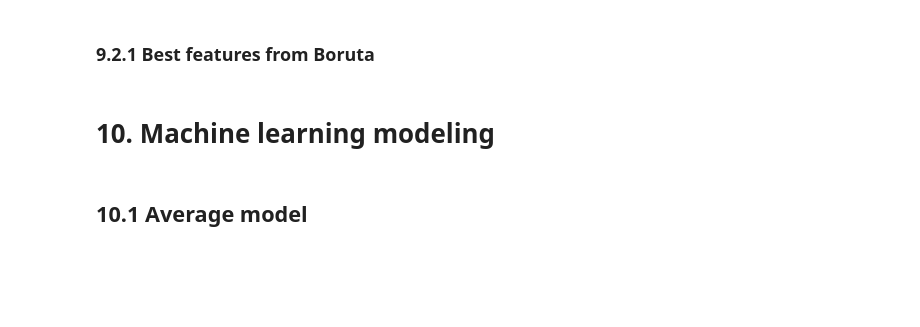
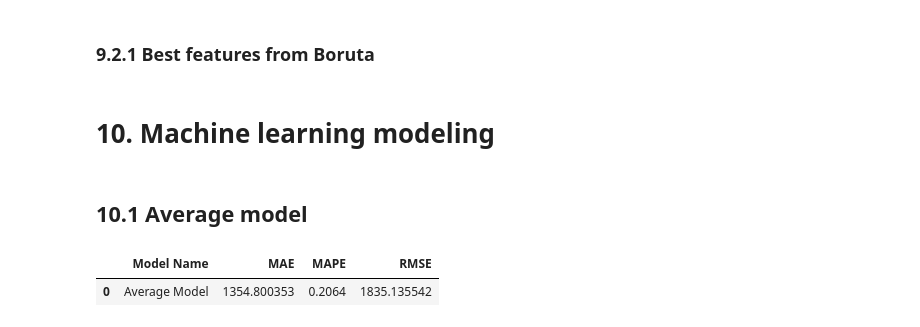
Before and after one commit to gilmar-lima/ds_producao, a Jupyter notebook: modulo7/exercicio_07.ipynb, the cells around one changed output. Saved outputs shown, nothing was run; the diff lists cells and outputs as text; code cells hidden in the pictures; blank space fills up the shorter version.

```diff
--- a/modulo7/exercicio_07.ipynb
+++ b/modulo7/exercicio_07.ipynb
@@ -870,8 +898,15 @@ def ml_error( model_name, y, yhat ):
 # %%
 df_test = x_test.copy()
 df_test['sales'] = y_test.copy()
 
 #prediction
 df_test_store_mean = df_test[['store', 'sales']].groupby('store').mean().reset_index().rename( columns={'sales': 'predictions'} )
 df_test = pd.merge( df_test, df_test_store_mean, how='left', on='store' )
 yhat_baseline = df_test['predictions']
+
+# performance
+baseline_result = ml_error( 'Average Model', np.expm1( y_test ), np.expm1( yhat_baseline ) )
+baseline_result
+# %% [output]
+|  | Model Name | MAE | MAPE | RMSE |
+| 0 | Average Model | 1354.800353 | 0.2064 | 1835.135542 |
```
Also changed, not shown: parts of 29 cells of this notebook.
